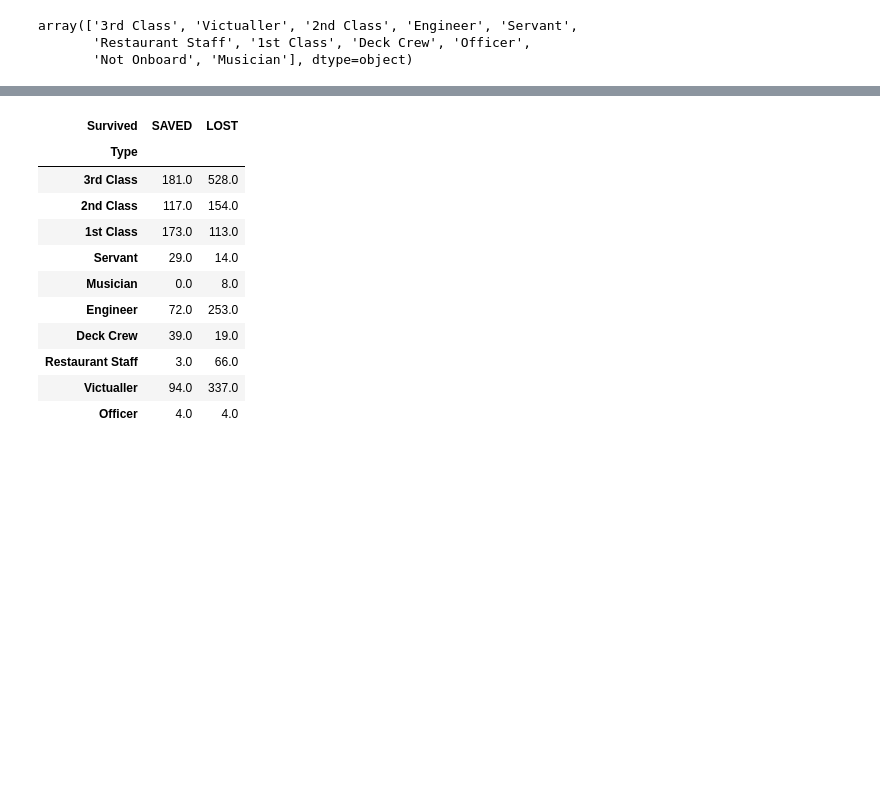
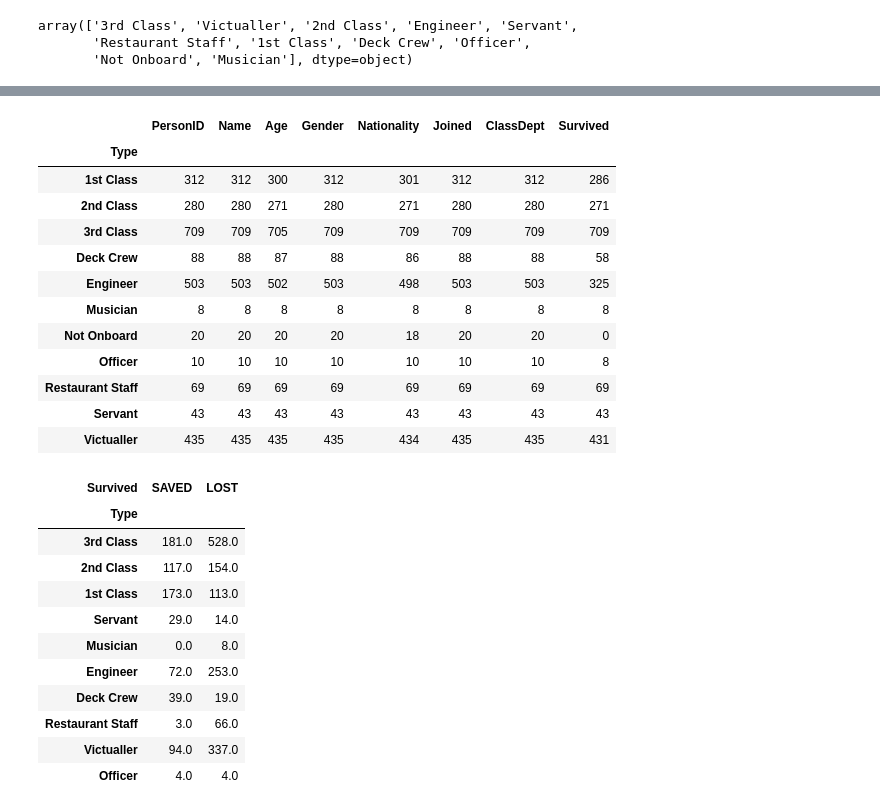
Before and after one commit to nataligracia/webdesign_titanic, a Jupyter notebook: WebVisualizations/Titanic Passenger and Crew Analysis.ipynb, the cells around one changed output, grey strips where cells are left out. Drawn from its saved outputs; the diff is of its cells as text; code cells hidden in the pictures; blank space fills up the shorter version.

```diff
--- a/Titanic Passenger and Crew Analysis.ipynb
+++ b/WebVisualizations/Titanic Passenger and Crew Analysis.ipynb
@@ -14,7 +14,7 @@ style.use('fivethirtyeight')
 from tabulate import tabulate
 # %%
 #Pulling data from CSVs
-titanic_manifest = "WebVisualizations/Resources/Titanic Passengers and Crew Complete List.csv"
+titanic_manifest = "Data & Images- Original/Titanic Passengers and Crew Complete List.csv"
 # %%
 #Read files into pandas and remove title row (2479x16 w/o removal) 2477 x 16
 full = pd.read_csv(titanic_manifest, encoding="utf-8", header=1, skipfooter=1, engine ='python')
@@ -607,3 +618,21 @@ full_order.head(10)
+# %%
+#Find Not Onboard Count
+onboard_count = full_order.groupby('Type').count()
+onboard_count
+# %% [output]
+|  | PersonID | Name | Age | Gender | Nationality | Joined | ClassDept | Survived |
+| Type |  |  |  |  |  |  |  |  |
+| 1st Class | 312 | 312 | 300 | 312 | 301 | 312 | 312 | 286 |
+| 2nd Class | 280 | 280 | 271 | 280 | 271 | 280 | 280 | 271 |
+| 3rd Class | 709 | 709 | 705 | 709 | 709 | 709 | 709 | 709 |
+| Deck Crew | 88 | 88 | 87 | 88 | 86 | 88 | 88 | 58 |
+| Engineer | 503 | 503 | 502 | 503 | 498 | 503 | 503 | 325 |
+| Musician | 8 | 8 | 8 | 8 | 8 | 8 | 8 | 8 |
+| Not Onboard | 20 | 20 | 20 | 20 | 18 | 20 | 20 | 0 |
+| Officer | 10 | 10 | 10 | 10 | 10 | 10 | 10 | 8 |
+| Restaurant Staff | 69 | 69 | 69 | 69 | 69 | 69 | 69 | 69 |
+| Servant | 43 | 43 | 43 | 43 | 43 | 43 | 43 | 43 |
+| Victualler | 435 | 435 | 435 | 435 | 434 | 435 | 435 | 431 |
 # %%
 #Organize person types and drop not onboard, and reverse order for plot
 # type_ppl = ['Officer',
```
Also changed, not shown: parts of 7 cells of this notebook, 20 other files.
